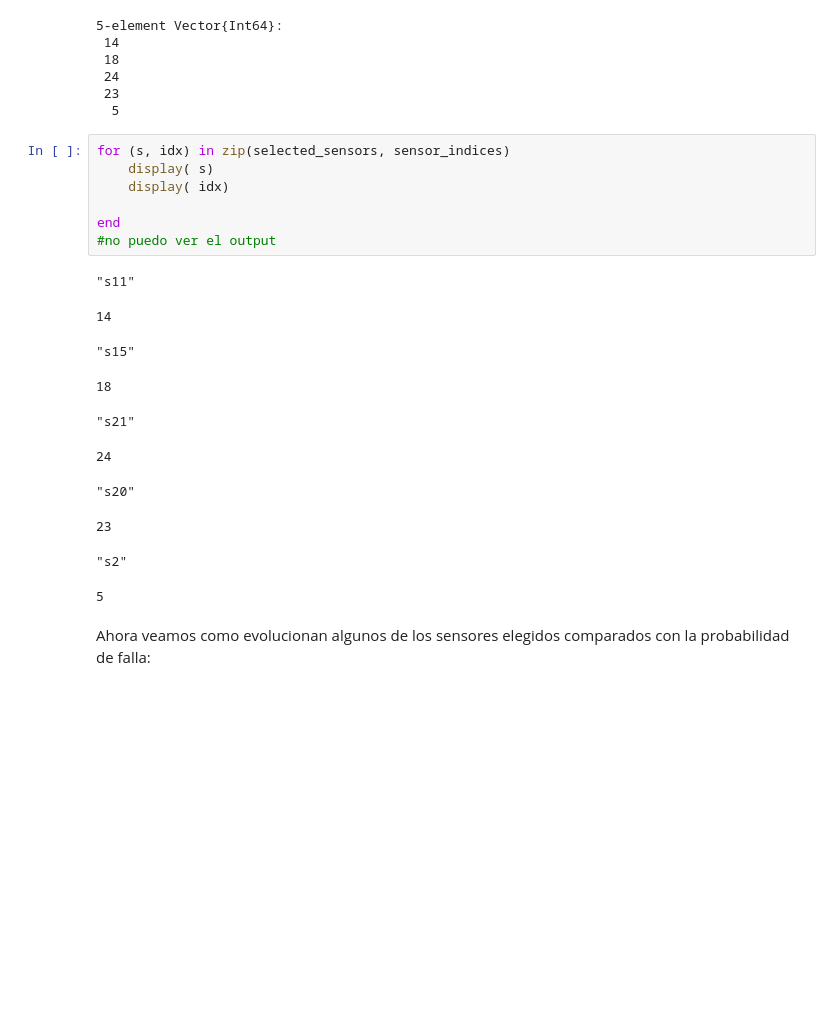
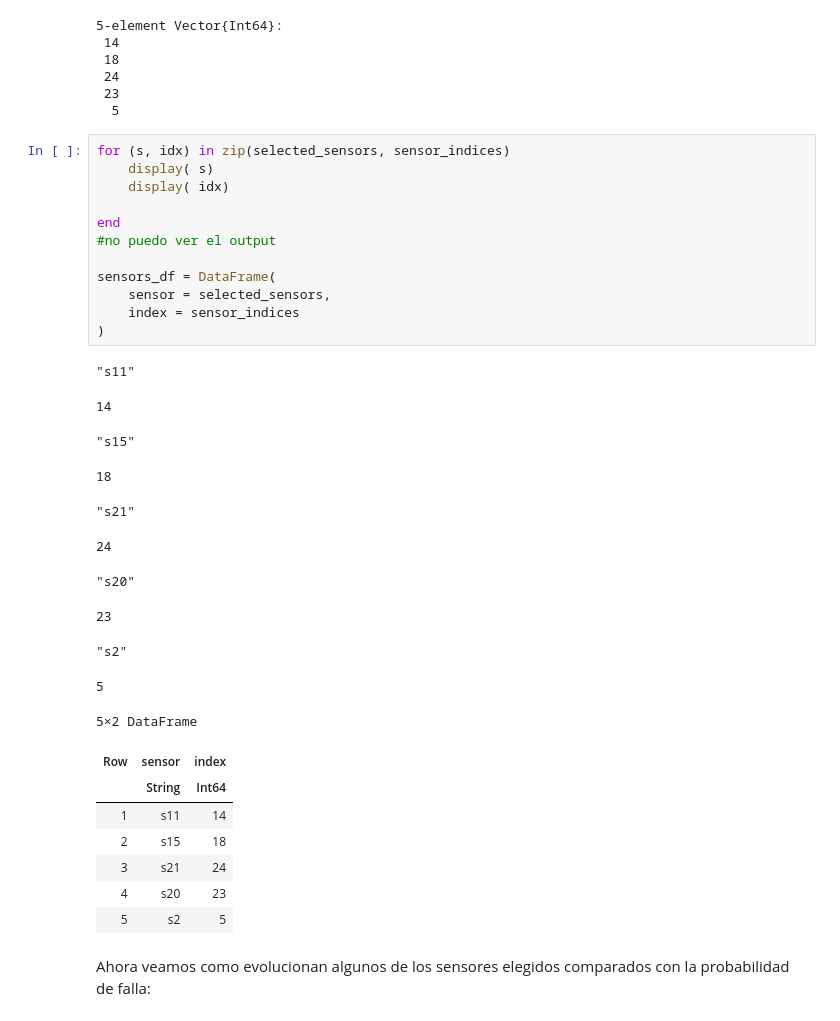
Before and after one commit to SoutoSebastian/TP-DegradacionDeMotores, a Jupyter notebook: mi_entorno/degradacionNasa.ipynb, the cells around one changed output. Cells and saved outputs as stored; diff of their text form; blank space fills up the shorter version.

```diff
--- a/mi_entorno/degradacionNasa.ipynb
+++ b/mi_entorno/degradacionNasa.ipynb
@@ -1072,21 +1028,34 @@ sensor_indices = [
 # %%
 for (s, idx) in zip(selected_sensors, sensor_indices)
     display( s)
     display( idx)
 
 end
 #no puedo ver el output
+
+sensors_df = DataFrame(
+    sensor = selected_sensors,
+    index = sensor_indices
+)
 # %% [output]
 "s11"
 14
 "s15"
 18
 "s21"
 24
 "s20"
 23
 "s2"
 5
+5×2 DataFrame
+| Row | sensor | index |
+|  | String | Int64 |
+| 1 | s11 | 14 |
+| 2 | s15 | 18 |
+| 3 | s21 | 24 |
+| 4 | s20 | 23 |
+| 5 | s2 | 5 |
 # %% [markdown]
 Ahora veamos como evolucionan algunos de los sensores elegidos comparados con la probabilidad de falla:
 # %%
```
Also changed, not shown: parts of 35 cells of this notebook.
